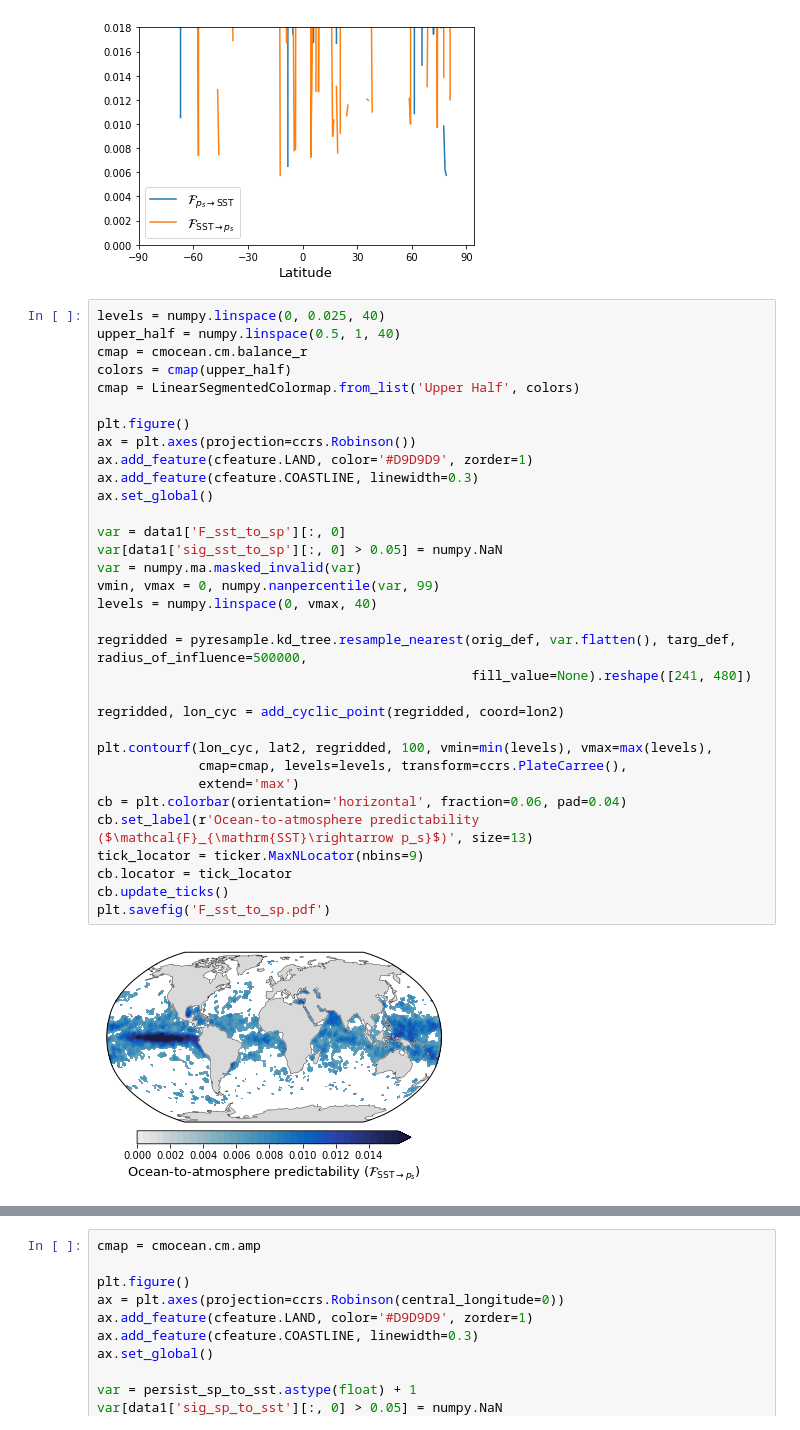
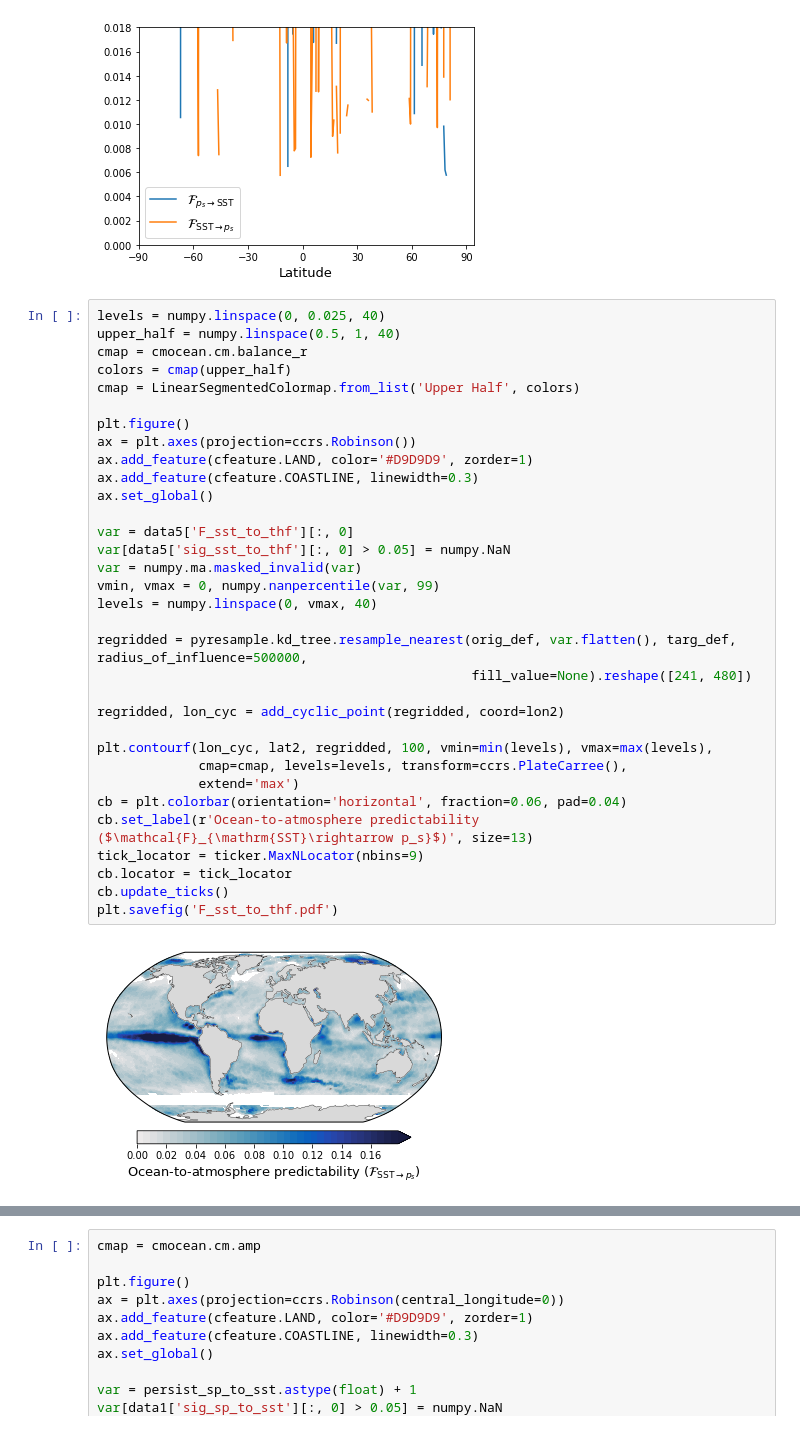
Before and after one commit to eviatarbach/predictability, a Jupyter notebook: Plots_thf.ipynb, the cells around one changed output, grey strips where cells are left out. Saved outputs shown, nothing was run; the diff lists cells and outputs as text.

```diff
--- a/Plots_thf.ipynb
+++ b/Plots_thf.ipynb
@@ -149,34 +149,34 @@ plt.savefig('zonal_average_thf.pdf')
 levels = numpy.linspace(0, 0.025, 40)
 upper_half = numpy.linspace(0.5, 1, 40)
 cmap = cmocean.cm.balance_r
 colors = cmap(upper_half)
 cmap = LinearSegmentedColormap.from_list('Upper Half', colors)
 
 plt.figure()
 ax = plt.axes(projection=ccrs.Robinson())
 ax.add_feature(cfeature.LAND, color='#D9D9D9', zorder=1)
 ax.add_feature(cfeature.COASTLINE, linewidth=0.3)
 ax.set_global()
 
-var = data1['F_sst_to_sp'][:, 0]
-var[data1['sig_sst_to_sp'][:, 0] > 0.05] = numpy.NaN
+var = data5['F_sst_to_thf'][:, 0]
+var[data5['sig_sst_to_thf'][:, 0] > 0.05] = numpy.NaN
 var = numpy.ma.masked_invalid(var)
 vmin, vmax = 0, numpy.nanpercentile(var, 99)
 levels = numpy.linspace(0, vmax, 40)
 
 regridded = pyresample.kd_tree.resample_nearest(orig_def, var.flatten(), targ_def, radius_of_influence=500000,
                                                 fill_value=None).reshape([241, 480])
 
 regridded, lon_cyc = add_cyclic_point(regridded, coord=lon2)
 
 plt.contourf(lon_cyc, lat2, regridded, 100, vmin=min(levels), vmax=max(levels),
              cmap=cmap, levels=levels, transform=ccrs.PlateCarree(),
              extend='max')
 cb = plt.colorbar(orientation='horizontal', fraction=0.06, pad=0.04)
 cb.set_label(r'Ocean-to-atmosphere predictability ($\mathcal{F}_{\mathrm{SST}\rightarrow p_s}$)', size=13)
 tick_locator = ticker.MaxNLocator(nbins=9)
 cb.locator = tick_locator
 cb.update_ticks()
-plt.savefig('F_sst_to_sp.pdf')
+plt.savefig('F_sst_to_thf.pdf')
 # %% [output]
-[figure, old version]
+[figure, new version]
```
Also changed, not shown: parts of 2 cells of this notebook, 6 other files.
